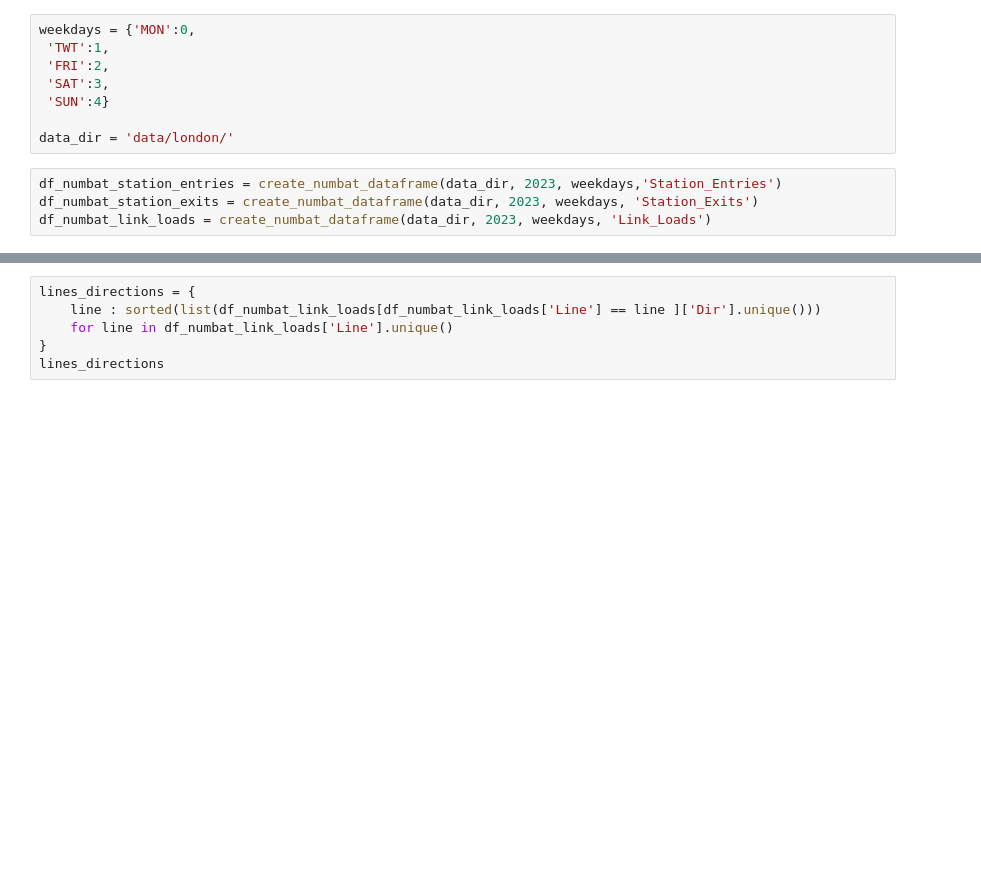
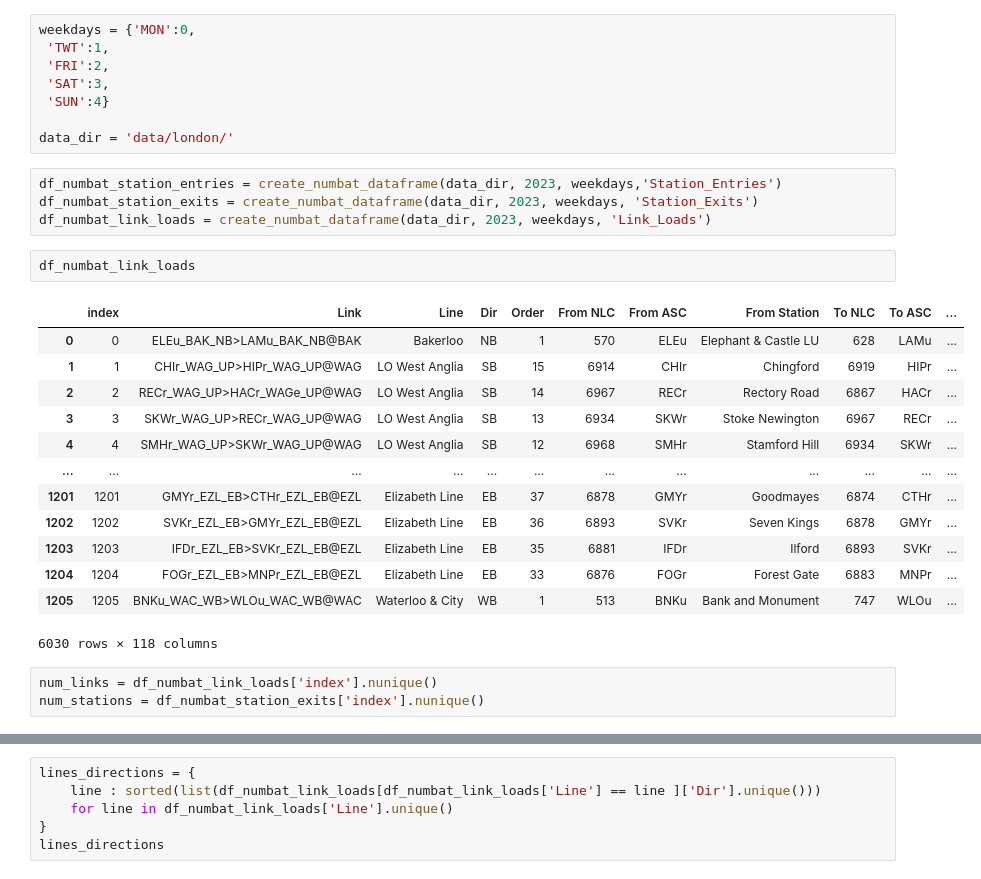
Before and after one commit to SerranoAdrian/FlowForecasting, a Jupyter notebook: test_pg_temporal.ipynb, the cells around one changed output, grey strips where cells are left out. Drawn from its saved outputs; the diff is of its cells as text; blank space fills up the shorter version.

```diff
--- a/test_pg_temporal.ipynb
+++ b/test_pg_temporal.ipynb
@@ -66,3 +68,22 @@ data_dir = 'data/london/'
 df_numbat_station_entries = create_numbat_dataframe(data_dir, 2023, weekdays,'Station_Entries')
 df_numbat_station_exits = create_numbat_dataframe(data_dir, 2023, weekdays, 'Station_Exits')
 df_numbat_link_loads = create_numbat_dataframe(data_dir, 2023, weekdays, 'Link_Loads')
+# %%
+df_numbat_link_loads
+# %% [output]
+|  | index | Link | Line | Dir | Order | From NLC | From ASC | From Station | To NLC | To ASC | ... |
+| 0 | 0 | ELEu_BAK_NB>LAMu_BAK_NB@BAK | Bakerloo | NB | 1 | 570 | ELEu | Elephant & Castle LU | 628 | LAMu | ... |
+| 1 | 1 | CHIr_WAG_UP>HIPr_WAG_UP@WAG | LO West Anglia | SB | 15 | 6914 | CHIr | Chingford | 6919 | HIPr | ... |
+| 2 | 2 | RECr_WAG_UP>HACr_WAGe_UP@WAG | LO West Anglia | SB | 14 | 6967 | RECr | Rectory Road | 6867 | HACr | ... |
+| 3 | 3 | SKWr_WAG_UP>RECr_WAG_UP@WAG | LO West Anglia | SB | 13 | 6934 | SKWr | Stoke Newington | 6967 | RECr | ... |
+| 4 | 4 | SMHr_WAG_UP>SKWr_WAG_UP@WAG | LO West Anglia | SB | 12 | 6968 | SMHr | Stamford Hill | 6934 | SKWr | ... |
+| ... | ... | ... | ... | ... | ... | ... | ... | ... | ... | ... | ... |
+| 1201 | 1201 | GMYr_EZL_EB>CTHr_EZL_EB@EZL | Elizabeth Line | EB | 37 | 6878 | GMYr | Goodmayes | 6874 | CTHr | ... |
+| 1202 | 1202 | SVKr_EZL_EB>GMYr_EZL_EB@EZL | Elizabeth Line | EB | 36 | 6893 | SVKr | Seven Kings | 6878 | GMYr | ... |
+| 1203 | 1203 | IFDr_EZL_EB>SVKr_EZL_EB@EZL | Elizabeth Line | EB | 35 | 6881 | IFDr | Ilford | 6893 | SVKr | ... |
+| 1204 | 1204 | FOGr_EZL_EB>MNPr_EZL_EB@EZL | Elizabeth Line | EB | 33 | 6876 | FOGr | Forest Gate | 6883 | MNPr | ... |
+| 1205 | 1205 | BNKu_WAC_WB>WLOu_WAC_WB@WAC | Waterloo & City | WB | 1 | 513 | BNKu | Bank and Monument | 747 | WLOu | ... |
+6030 rows × 118 columns
+# %%
+num_links = df_numbat_link_loads['index'].nunique()
+num_stations = df_numbat_station_exits['index'].nunique()
```
Also changed, not shown: parts of 13 cells of this notebook, 1 other file.
